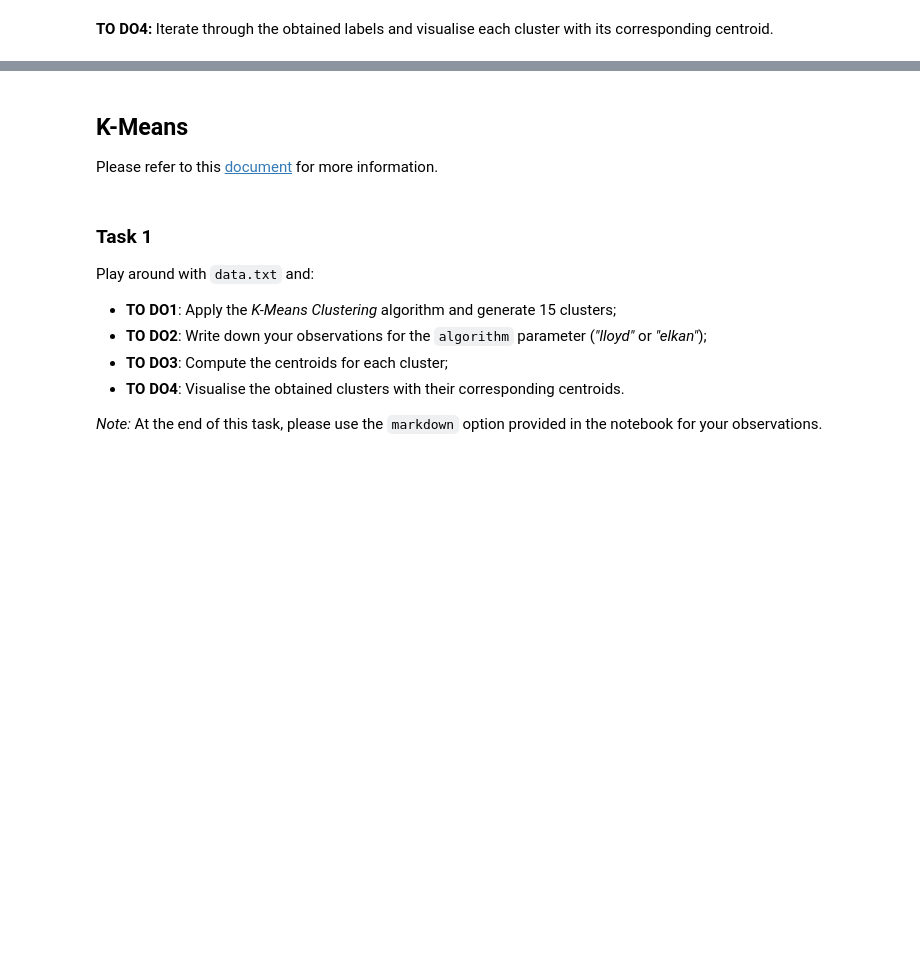
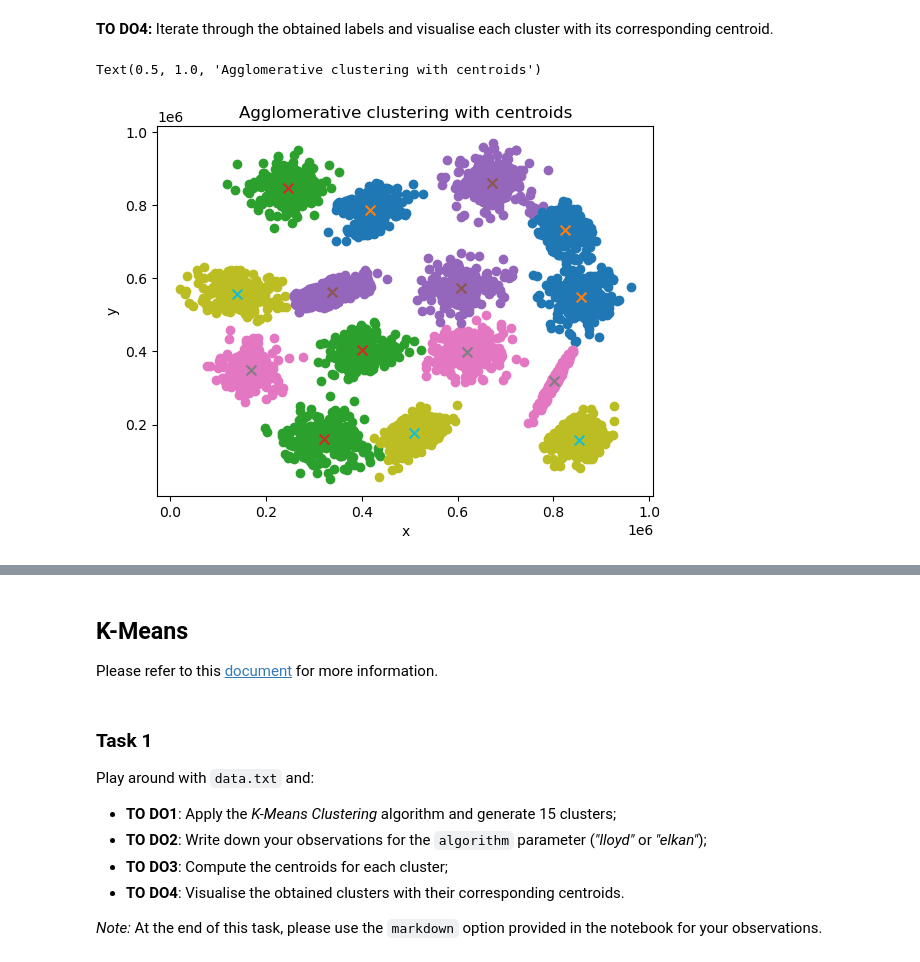
Before and after one commit to mmswflow-upb/ai-labs, a Jupyter notebook: Labs/Lab 9/Lab_AI_Unsupervised Learning_Skel.ipynb, the cells around one changed output, grey strips where cells are left out. Cells and saved outputs as stored; diff of their text form; code cells hidden in the pictures; blank space fills up the shorter version.

```diff
--- a/Labs/Lab 9/Lab_AI_Unsupervised Learning_Skel.ipynb
+++ b/Labs/Lab 9/Lab_AI_Unsupervised Learning_Skel.ipynb
@@ -121,0 +109,9 @@ Centroids:
+# %%
+from sklearn.neighbors import NearestCentroid
+
+centroid_model = NearestCentroid()
+centroid_model.fit(X, labels)
+centroids = centroid_model.centroids_
+
+print("Centroids:")
+print(centroids)
@@ -128,2 +137,22 @@ unique_labels = np.unique(labels)
+# %%
+unique_labels = np.unique(labels)
+
+# TO DO4
+for cluster in unique_labels:
+    cluster_points = X[labels == cluster]
+    plt.scatter(cluster_points[:, 0], cluster_points[:, 1])
+    plt.scatter(
+        centroids[cluster, 0],
+        centroids[cluster, 1],
+        marker="x",
+        s=50
+    )
+
+plt.xlabel("x")
+plt.ylabel("y")
+plt.title("Agglomerative clustering with centroids")
+# %% [output]
+Text(0.5, 1.0, 'Agglomerative clustering with centroids')
+[figure, added]
 # %%
 # Expected Output:
```
Also changed, not shown: parts of 24 cells of this notebook.
